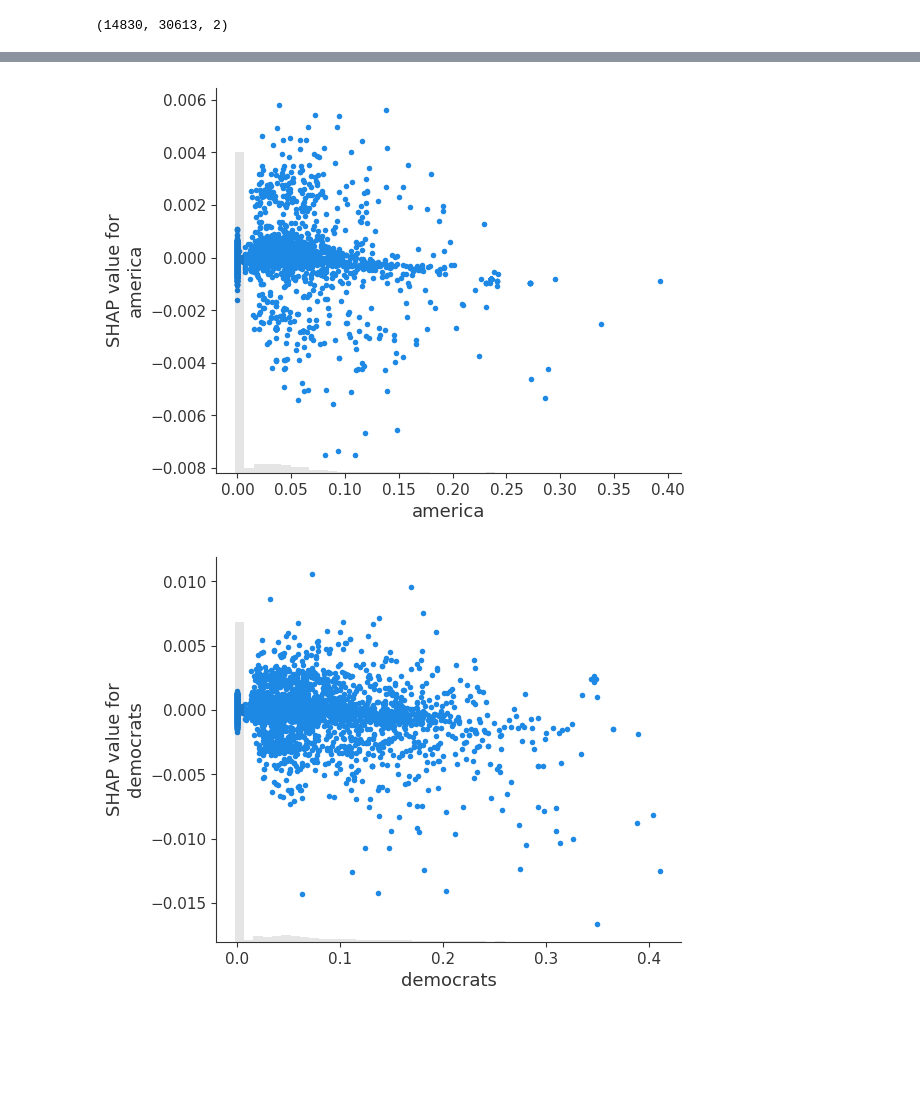
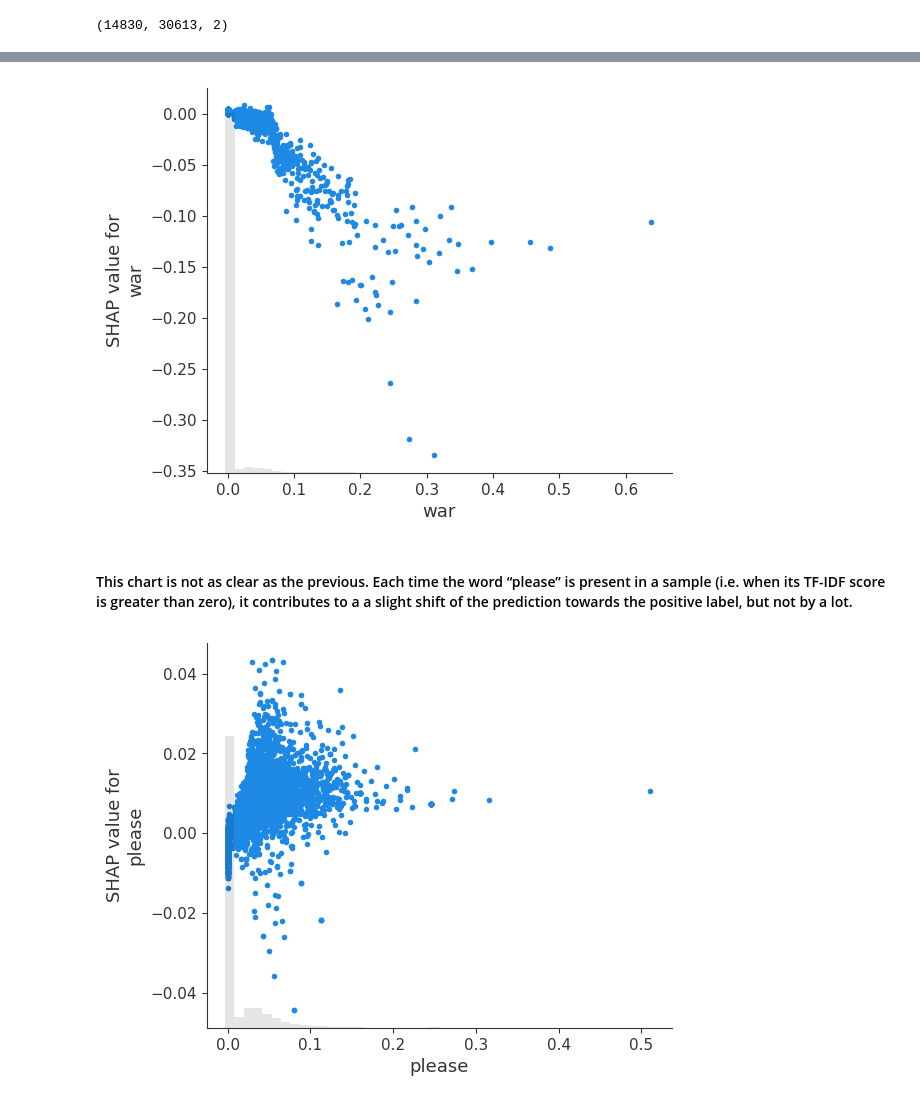
Before and after one commit to statzenthusiast921/political-emails-analysis, a Jupyter notebook: main/notebooks/Interpretable ML with Shapely 12.5.22.ipynb, the cells around one changed output, grey strips where cells are left out. Drawn from its saved outputs; the diff is of its cells as text; code cells hidden in the pictures; blank space fills up the shorter version.

```diff
--- a/main/notebooks/Interpretable ML with Shapely 12.5.22.ipynb
+++ b/main/notebooks/Interpretable ML with Shapely 12.5.22.ipynb
@@ -116,8 +127,10 @@ anonymous companies buying single family homes american cities christopher robin
 # %%
-shap.plots.scatter(shap_values[:,feature_names.tolist().index("america"),1])
+shap.plots.scatter(shap_values[:,feature_names.tolist().index("war"),1])
 # %% [output]
-[figure, old version]
+[figure, new version]
+# %% [markdown]
+#### This chart is not as clear as the previous.  Each time the word “please” is present in a sample (i.e. when its TF-IDF score is greater than zero), it contributes to a a slight shift of the prediction towards the positive label, but not by a lot.
 # %%
-shap.plots.scatter(shap_values[:,feature_names.tolist().index("democrats"),1])
+shap.plots.scatter(shap_values[:,feature_names.tolist().index("please"),1])
 # %% [output]
-[figure, old version]
+[figure, new version]
```
Also changed, not shown: parts of 13 cells of this notebook.
